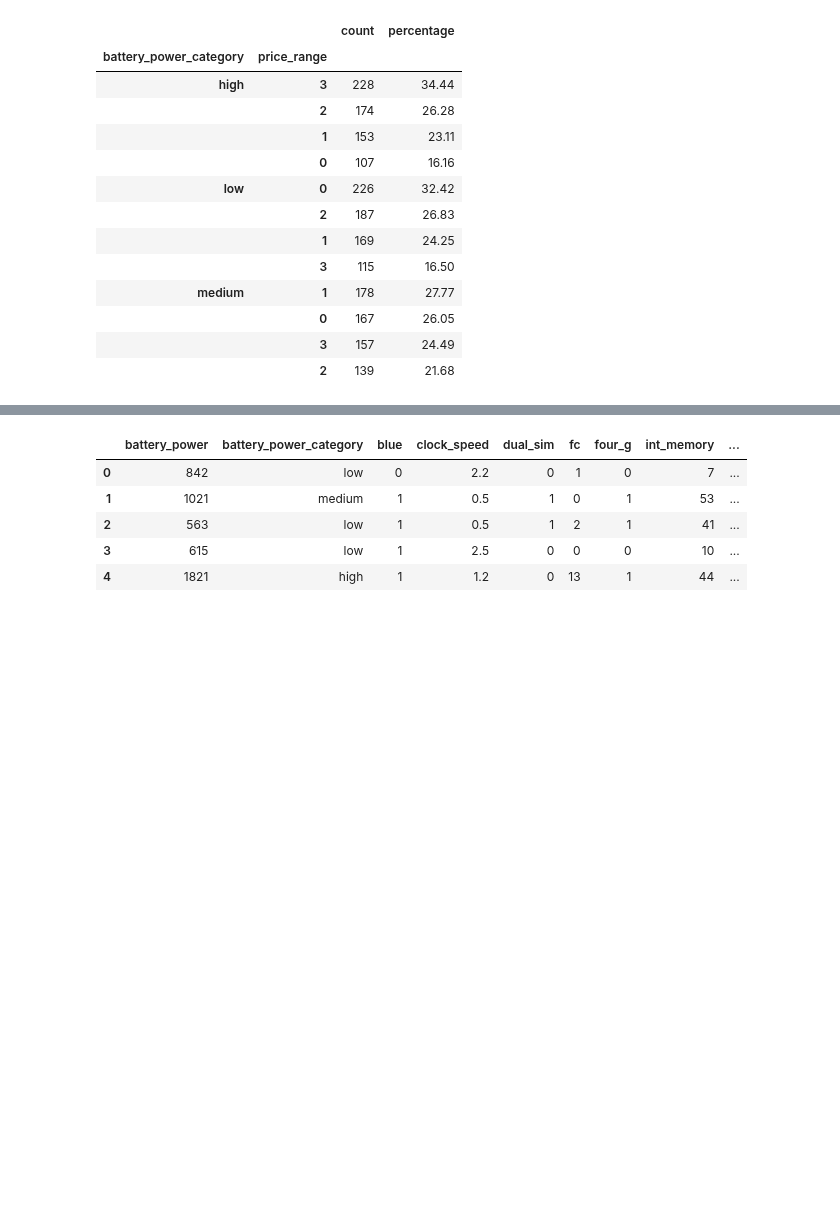
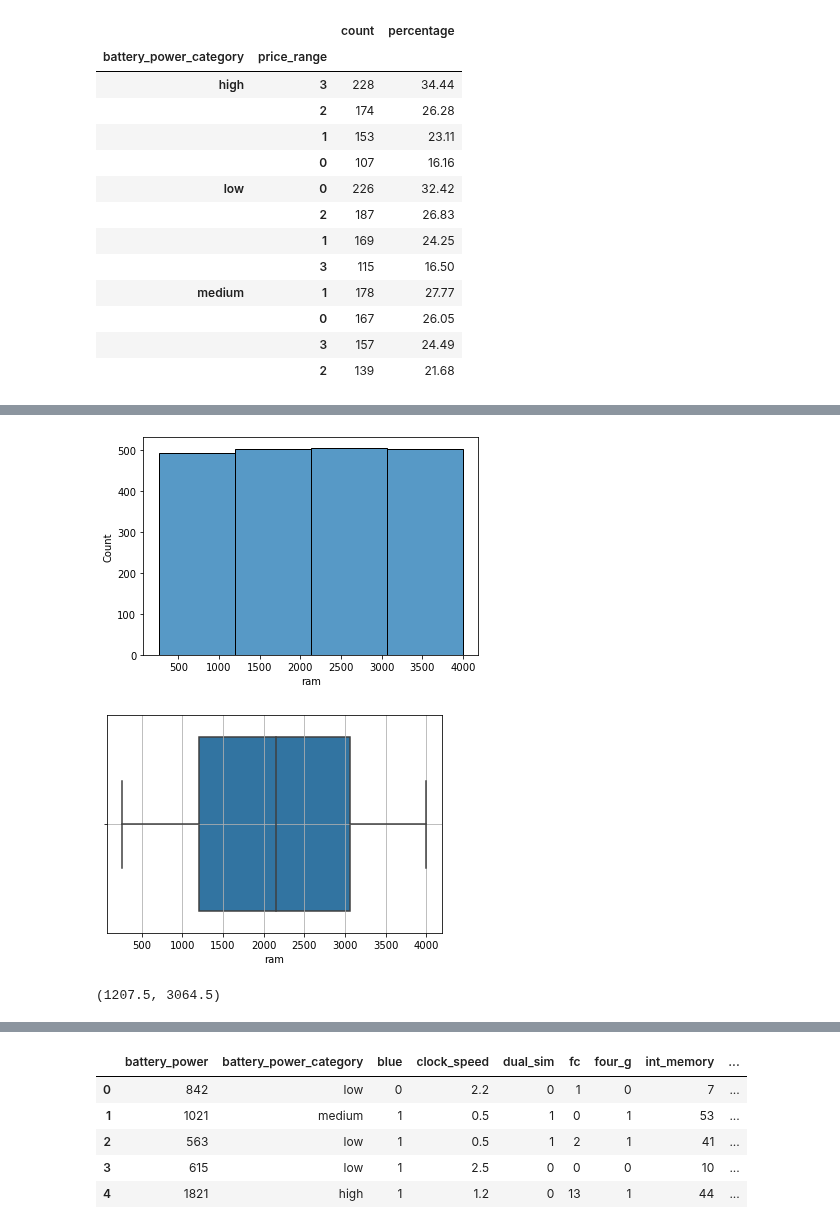
Before and after one commit to SharanKalyan/Mobile-Price-Classification-Kaggle, a Jupyter notebook: Analysis.ipynb, the cells around one changed output, grey strips where cells are left out. Cells and saved outputs as stored; diff of their text form; code cells hidden in the pictures; blank space fills up the shorter version.

```diff
--- a/Analysis.ipynb
+++ b/Analysis.ipynb
@@ -186,0 +265,10 @@ bpc.rename(columns={'price_range':'count'})
+# %%
+sns.histplot(df.ram,bins=4)
+plt.show()
+
+sns.boxplot(df.ram)
+plt.grid()
+plt.show()
+# %% [output]
+[figure, added]
+[figure, added]
@@ -186,0 +279,4 @@ bpc.rename(columns={'price_range':'count'})
+# %%
+q1,q3
+# %% [output]
+(1207.5, 3064.5)
```
Also changed, not shown: parts of 27 cells of this notebook.
